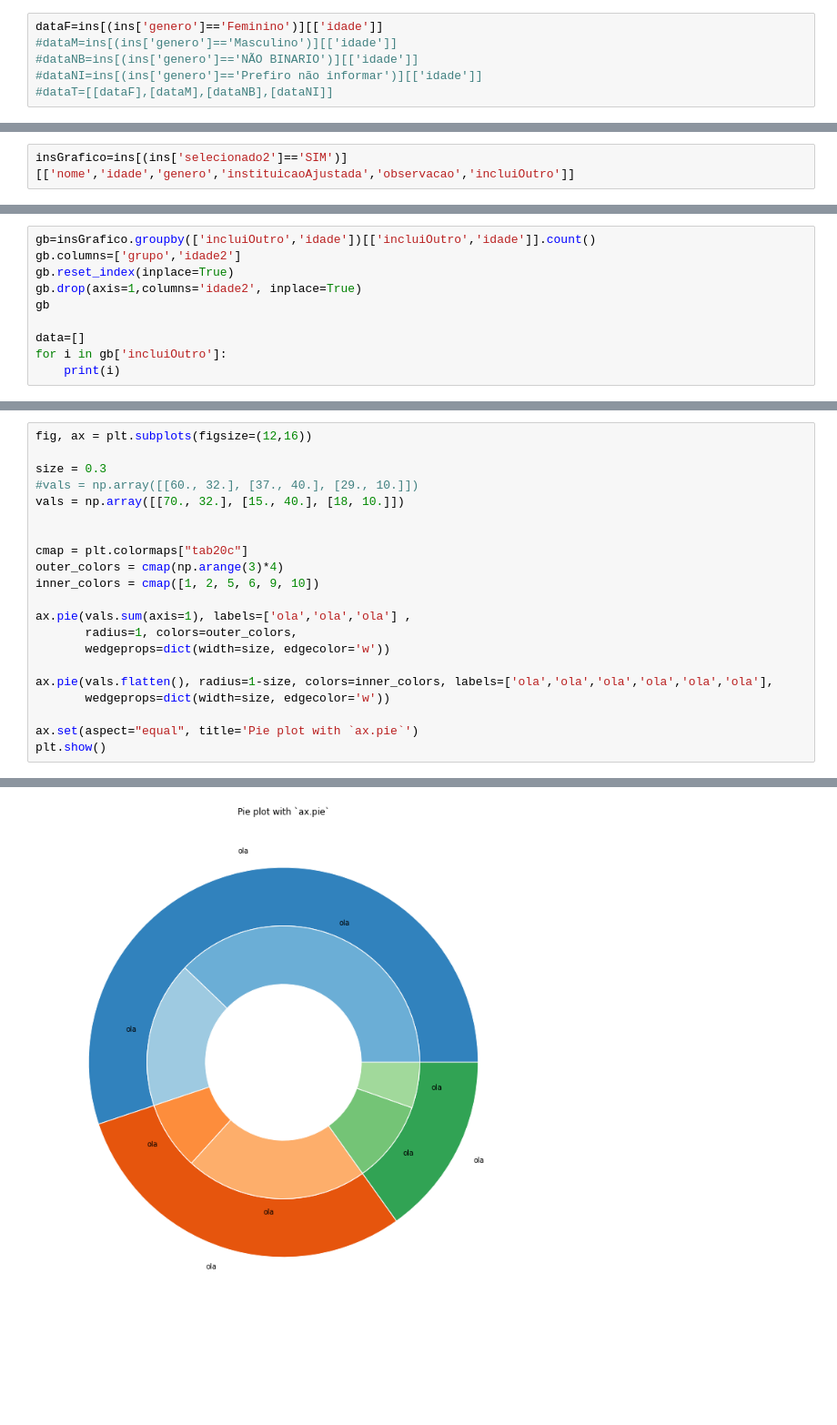
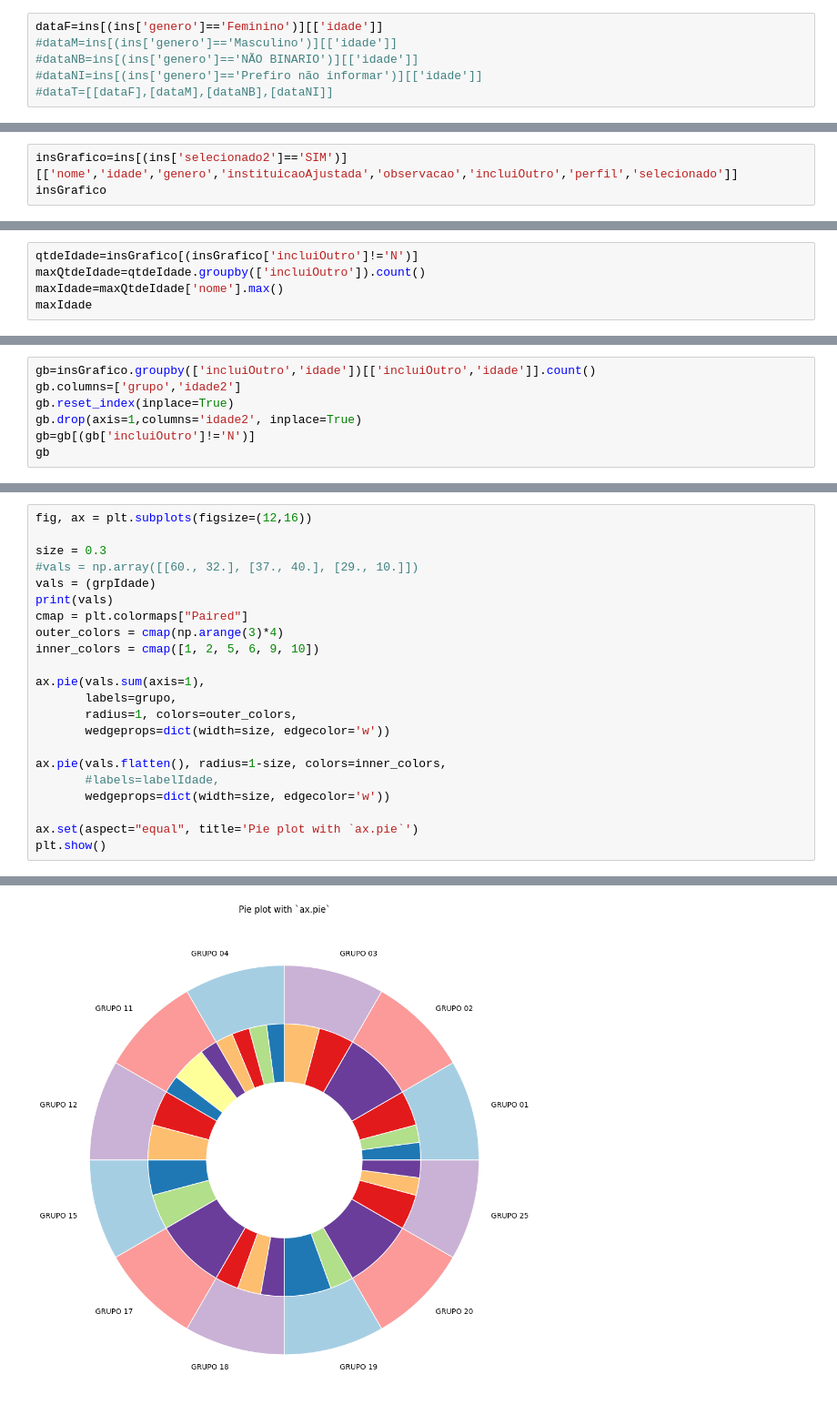
Before and after one commit to jmsimao/DCTI-Hackathon-2024, a Jupyter notebook: Hackathon - Inscritos - 2024.ipynb, the cells around one changed output, grey strips where cells are left out. Shown at 91% size. Saved outputs shown, nothing was run; the diff lists cells and outputs as text; blank space fills up the shorter version.

```diff
--- a/Hackathon - Inscritos - 2024.ipynb
+++ b/Hackathon - Inscritos - 2024.ipynb
@@ -1028,2 +1029,3 @@ plt.plot(x, y)
 # %%
-insGrafico=ins[(ins['selecionado2']=='SIM')][['nome','idade','genero','instituicaoAjustada','observacao','incluiOutro']]
+insGrafico=ins[(ins['selecionado2']=='SIM')][['nome','idade','genero','instituicaoAjustada','observacao','incluiOutro','perfil','selecionado']]
+insGrafico
@@ -1029,0 +1050,5 @@ insGrafico=ins[(ins['selecionado2']=='SIM')][['nome','idade','genero','instituic
+# %%
+qtdeIdade=insGrafico[(insGrafico['incluiOutro']!='N')]
+maxQtdeIdade=qtdeIdade.groupby(['incluiOutro']).count()
+maxIdade=maxQtdeIdade['nome'].max()
+maxIdade
@@ -1032,9 +1059,6 @@ gb=insGrafico.groupby(['incluiOutro','idade'])[['incluiOutro','idade']].count()
 gb.columns=['grupo','idade2']
 gb.reset_index(inplace=True)
 gb.drop(axis=1,columns='idade2', inplace=True)
+gb=gb[(gb['incluiOutro']!='N')]
 gb
-
-data=[]
-for i in gb['incluiOutro']:
-    print(i)
 # %% [output]
@@ -1085,18 +1163,19 @@ fig, ax = plt.subplots(figsize=(12,16))
 
 size = 0.3
 #vals = np.array([[60., 32.], [37., 40.], [29., 10.]])
-vals = np.array([[70., 32.], [15., 40.], [18, 10.]])
-
-
-cmap = plt.colormaps["tab20c"]
+vals = (grpIdade)
+print(vals)
+cmap = plt.colormaps["Paired"]
 outer_colors = cmap(np.arange(3)*4)
 inner_colors = cmap([1, 2, 5, 6, 9, 10])
 
-ax.pie(vals.sum(axis=1), labels=['ola','ola','ola'] ,
+ax.pie(vals.sum(axis=1),
+       labels=grupo,
        radius=1, colors=outer_colors,
        wedgeprops=dict(width=size, edgecolor='w'))
 
-ax.pie(vals.flatten(), radius=1-size, colors=inner_colors, labels=['ola','ola','ola','ola','ola','ola'],
+ax.pie(vals.flatten(), radius=1-size, colors=inner_colors,
+       #labels=labelIdade,
        wedgeprops=dict(width=size, edgecolor='w'))
 
 ax.set(aspect="equal", title='Pie plot with `ax.pie`')
@@ -1105 +1196 @@ plt.show()
-[figure, old version]
+[figure, new version]
```
Also changed, not shown: parts of 15 cells of this notebook, 10 other files.
